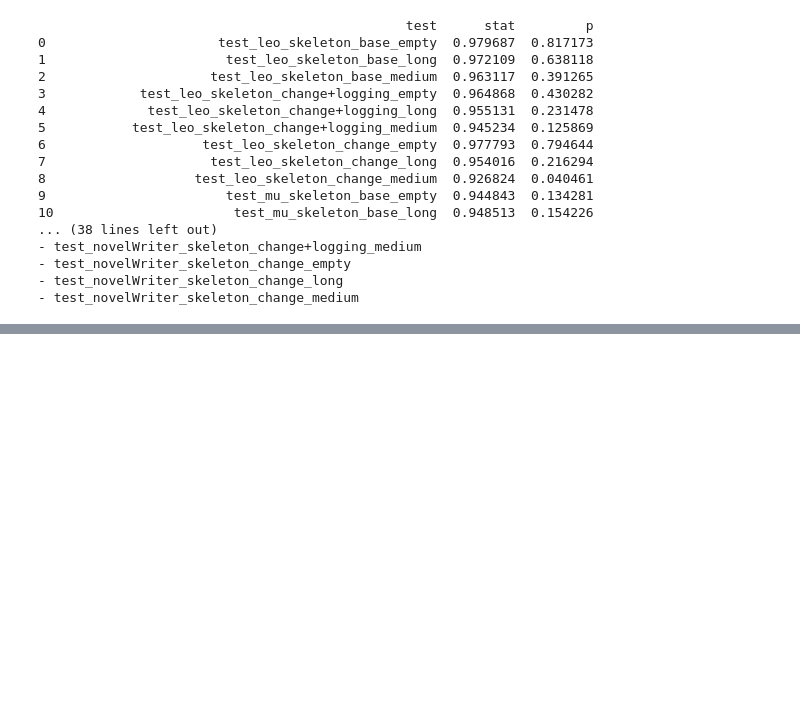
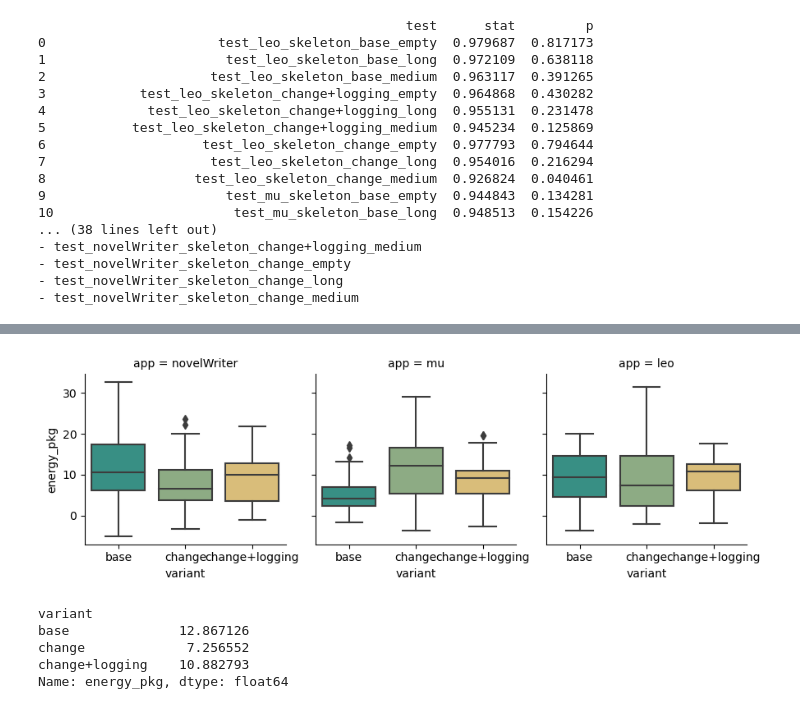
Before and after one commit to MariaKuusvek/MSc-Thesis, a Jupyter notebook: test_results_2/statisticalTestsUsingDelta.ipynb, the cells around one changed output, grey strips where cells are left out. Cells and saved outputs as stored; diff of their text form; code cells hidden in the pictures; blank space fills up the shorter version.

```diff
--- a/test_results_2/statisticalTestsUsingDelta.ipynb
+++ b/test_results_2/statisticalTestsUsingDelta.ipynb
@@ -617,0 +636,25 @@ mean_energy
+# %%
+medium_df = test_df[test_df['size'] == 'medium']
+
+variant_order = pd.CategoricalDtype(['base', 'change', 'change+logging'], ordered=True)
+app_order  = pd.CategoricalDtype(['novelWriter', 'mu', 'leo'], ordered=True)
+df = medium_df.copy()
+df['variant'] = df['variant'].astype(variant_order)
+df['app']  = df['app'].astype(app_order)
+df['sizeNum'] = df['app'].cat.codes
+
+sns.catplot(data=df, x='variant', y='energy_pkg', col='app', col_order=app_order.categories, kind='box', height=3, aspect=1, palette=["#2A9D8F", "#8AB17D", "#E9C46A"])
+# Energy PKG by App and Variant (Medium files)
+plt.show()
+# %% [output]
+[figure, added]
+# %%
+(test_df[(test_df['size'] == 'long') & (test_df['app'] == 'mu')]
+    .groupby('variant')['energy_pkg']
+    .mean())
+# %% [output]
+variant
+base              12.867126
+change             7.256552
+change+logging    10.882793
+Name: energy_pkg, dtype: float64
```
Also changed, not shown: parts of 25 cells of this notebook, 1 other file.
